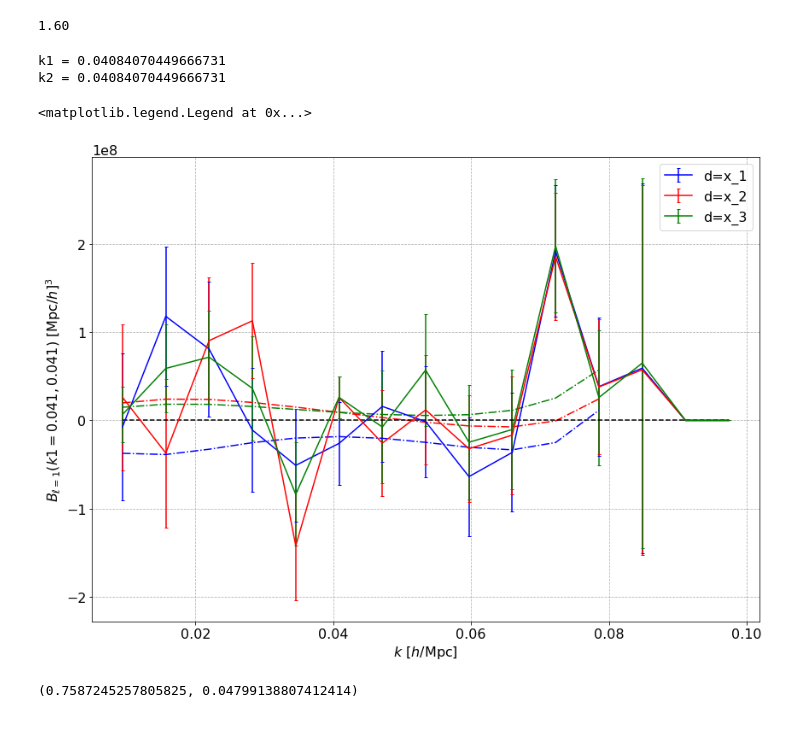
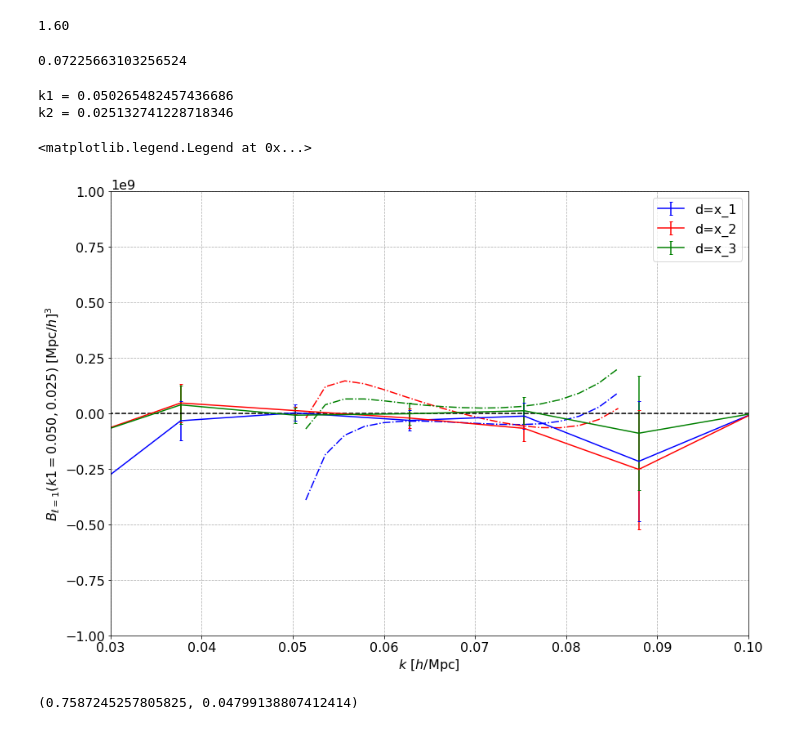
Before and after one commit to craddis1/PkBk, a Jupyter notebook: Notebooks/Bk_18_7_23.ipynb, the cells around one changed output. Cells and saved outputs as stored; diff of their text form; code cells hidden in the pictures.

```diff
--- a/Notebooks/Bk_18_7_23.ipynb
+++ b/Notebooks/Bk_18_7_23.ipynb
@@ -79,7 +79,7 @@ field_tmp = np.load(path + 'fields_CIC/' + realisation + '_' + red_info + '_' +
 %%time
 rfft=False
 order=2
-obs_pos=(500,500,-500)
+obs_pos=(500,500,0)
 grid_info = cgi.compute_survey(Nside,L,rfft,order,obs_pos)  # so call
 xi,xi_unorm,ki,k_mag,MAS,k_f,k_ny = grid_info
 # %% [output]
@@ -88,9 +88,9 @@ Wall time: 149 ms
 # %%
 %%time
 dtype=np.complex64
-s=1/2 #units of 2*k_f
-threads=6
-ks=np.arange(k_f,0.1,k_f)+ k_f/2 #offset for more centered bins at low k
+s=1 #units of 2*k_f    #1 - 2 generally works well...
+threads=4
+ks=np.arange(k_f,0.12,s*2*k_f) + s*k_f #offset for more centered bins at low k
 binning_info = cgi.bk_full_compute_bins(ks,Nside,s,grid_info[3],grid_info[5],dtype,threads,rfft)
 In_bin,Ntri = binning_info
 # %% [output]
@@ -109,13 +109,13 @@ Number of FFTs used= 4 Number of iFFTs used= 30
 CPU times: user 38.5 s, sys: 1.22 s, total: 39.7 s
 Wall time: 5.33 s
 # %%
-"""bk_full = {
+bk_full = {
     'Cen' : {},#redshift space in centre
     '-500' : {},#z_obs
     '0':{},
     'PP' : {}, # PP with RSD
     'real': {}#real space
-    } """
+    }
 # %%
 #wrapper function for multiprocessing
 def bk_wrapper(inputs):
@@ -260,15 +274,15 @@ def plot_full_fold(arr,arr_err,colour='black',label='',linestyle='-'):
     plt.errorbar(k,avgs,yerr=errs,capsize=2,color=colour,label=label,linestyle=linestyle)#fmt='o',
 
 #plot over theta just like old times
-def plot_full_theta(arr,arr_err,k1_,k2_,colour='black',label='',linestyle='-'):
+def plot_full_theta(arr,arr_err,ks_,k1_,k2_,colour='black',label='',linestyle='-'):
     avgs = []
     errs = []
     k = []
-    for i in range(len(ks)):
-        k.append(ks[i])
+    for i in range(len(ks_)):
+        k.append(ks_[i])
         avgs.append(arr[k1_,k2_,i].imag)
         errs.append(arr_err[k1_,k2_,i])
-    plt.errorbar(ks,avgs,yerr=errs,capsize=2,color=colour,label=label,linestyle=linestyle)
+    plt.errorbar(ks_,avgs,yerr=errs,capsize=2,color=colour,label=label,linestyle=linestyle)
 # %% [markdown]
 #plot over theta just like old times
 def plot_full_theta(arr,arr_err,k1_,k2_,colour='black',label=''):
@@ -292,48 +306,58 @@ def plot_full_theta(arr,arr_err,k1_,k2_,colour='black',label=''):
 print('{0:.2f}'.format(1.6))
 # %% [output]
 1.60
+# %%
+print(ks[10])
+# %% [output]
+0.07225663103256524
 # %%
 #ok for theta stuff....
 plt.figure(figsize=(14,10))
 
-key_ = '-500'
-davg = 1010 # 560 #
+#s1=1 #units of 2*k_f
+#ks=np.arange(k_f,0.12,s1*2*k_f) + s1*k_f #offset for more centered bins at low k
 
-k1_ = 5
-k2_ = 5
+key_ = '0'
+davg = 560 #1010 #
+
+k1_ = 3
+k2_ = 1
 print('k1 = '+ str(ks[k1_]))
 print('k2 = '+ str(ks[k2_]))
 #plot_full(bk_full_avg,bk_full_err,'0','l=1_[1, 0]',0,'blue')
 
 #plot differnt LOS
-plot_full_theta(bk_full_avg[key_]['l=1_end'][0],bk_full_err[key_]['l=1_end'][0],k1_,k2_,'blue','d=x_1')
-plot_full_theta(bk_full_avg[key_]['l=1_end'][1],bk_full_err[key_]['l=1_end'][1],k1_,k2_,'red','d=x_2')
-plot_full_theta(bk_full_avg[key_]['l=1_end'][2],bk_full_err[key_]['l=1_end'][2],k1_,k2_,'green','d=x_3')
+plot_full_theta(bk_full_avg[key_]['l=1_end'][0],2*bk_full_err[key_]['l=1_end'][0],ks,k1_,k2_,'blue','d=x_1','-')
+plot_full_theta(bk_full_avg[key_]['l=1_end'][1],2*bk_full_err[key_]['l=1_end'][1],ks,k1_,k2_,'red','d=x_2','-')
+plot_full_theta(bk_full_avg[key_]['l=1_end'][2],2*bk_full_err[key_]['l=1_end'][2],ks,k1_,k2_,'green','d=x_3','-')
 
 #midpoint
 #plot_full_theta(bk_full_avg[key_]['l=1_mid'],bk_full_err[key_]['l=1_mid'],k1_,k2_,'orange','d=mid','-.')
 #PP endpoint
-#plot_full_theta(bk_full_avg['PP']['l=1_[0, 0]'],bk_full_err['PP']['l=1_[0, 0]'],k1_,k2_,'black','PP')
+#plot_full_theta(bk_full_avg2['PP']['l=1_[0, 0]'],bk_full_err2['PP']['l=1_[0, 0]'],k1_,k2_,'black','PP')
 #real
 #plot_full_theta(bk_full_avg['real']['l=1_[0, 0]'],bk_full_err['real']['l=1_[0, 0]'],k1_,k2_,'grey','real','--')
 
 #plot theory -hmm this is not consistent...
-theta_ = np.arccos((ks**2 - ks[k1_]**2 - ks[k1_]**2)/(2*ks[k1_]*ks[k2_]))
-plt.plot(ks,bk_wide_angle(ks[k1_],ks[k2_],theta_,0,0)/davg,'-.',color='blue')
-plt.plot(ks,bk_wide_angle(ks[k1_],ks[k2_],theta_,1,0)/davg,'-.',color='red')
-plt.plot(ks,bk_wide_angle(ks[k1_],ks[k2_],theta_,0,1)/davg,'-.',color='green')
+ks_th = np.linspace(0.015,0.12)
+theta_ = np.arccos((ks_th**2 - ks[k1_]**2 - ks[k1_]**2)/(2*ks[k1_]*ks[k2_]))
+plt.plot(ks_th,bk_wide_angle(ks[k1_],ks[k2_],theta_,0,0)/davg,'-.',color='blue')
+plt.plot(ks_th,bk_wide_angle(ks[k1_],ks[k2_],theta_,1,0)/davg,'-.',color='red')
+plt.plot(ks_th,bk_wide_angle(ks[k1_],ks[k2_],theta_,0,1)/davg,'-.',color='green')
 
 #for plotting
 plt.xlabel('$ k \,\,[h/\mathrm{Mpc}]$')
 plt.ylabel('$ B_{\ell=1}(k1=' + '{0:.3f}'.format(ks[k1_])+','+ '{0:.3f}'.format(ks[k2_])+') \,\,[\mathrm{Mpc}/h]^3$')
 plt.plot(ks,np.zeros_like(ks),'--', color='black')
 plt.grid(ls='--',lw=0.75)
+plt.xlim(0.03,0.1)
+plt.ylim(-1e+9,1e+9)
 plt.legend()
 # %% [output]
-k1 = 0.04084070449666731
-k2 = 0.04084070449666731
+k1 = 0.050265482457436686
+k2 = 0.025132741228718346
 <matplotlib.legend.Legend at 0x...>
-[figure, old version]
+[figure, new version]
 # %%
 #just testing correlations here...
 def get_arr(arr):
```
Also changed, not shown: parts of 11 cells of this notebook, 6 other files.
